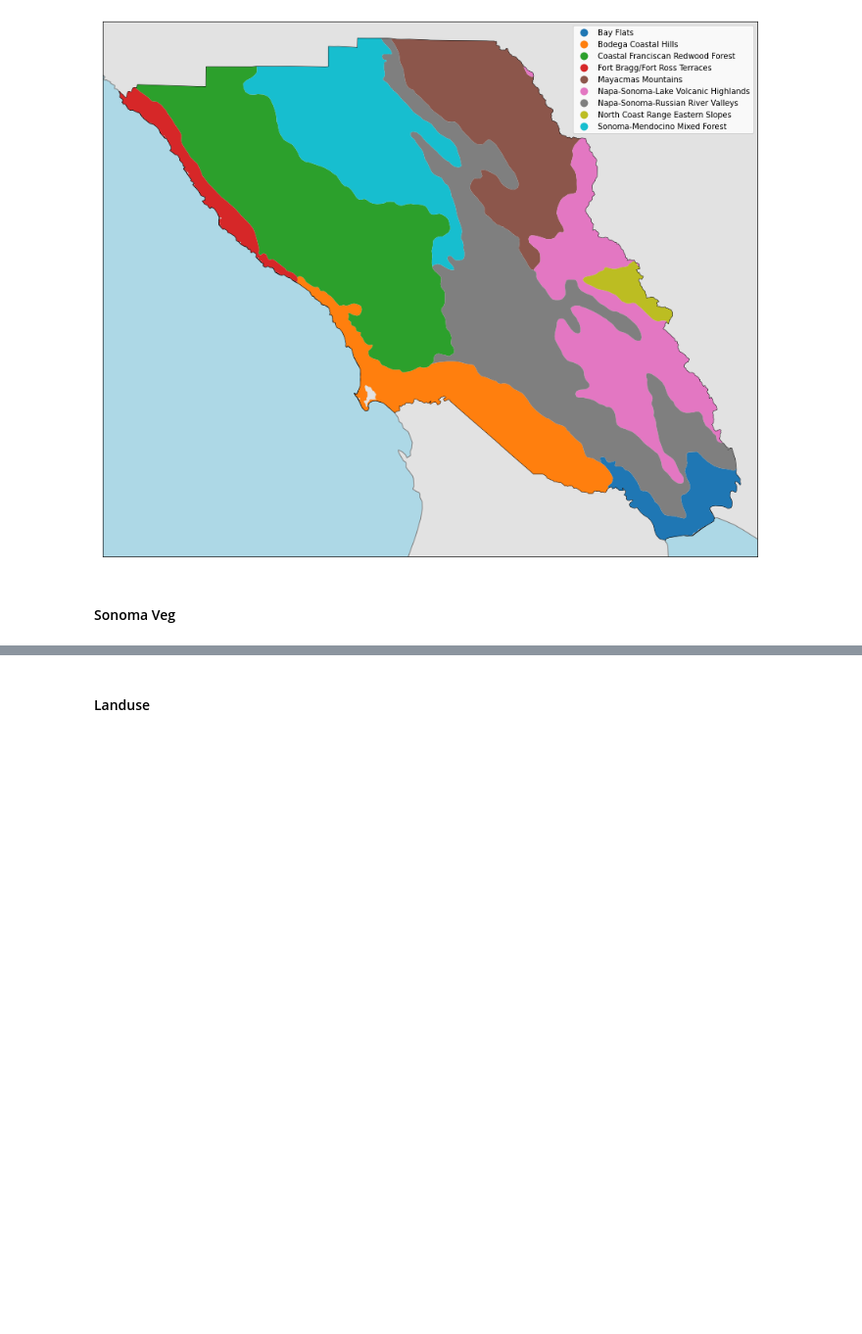
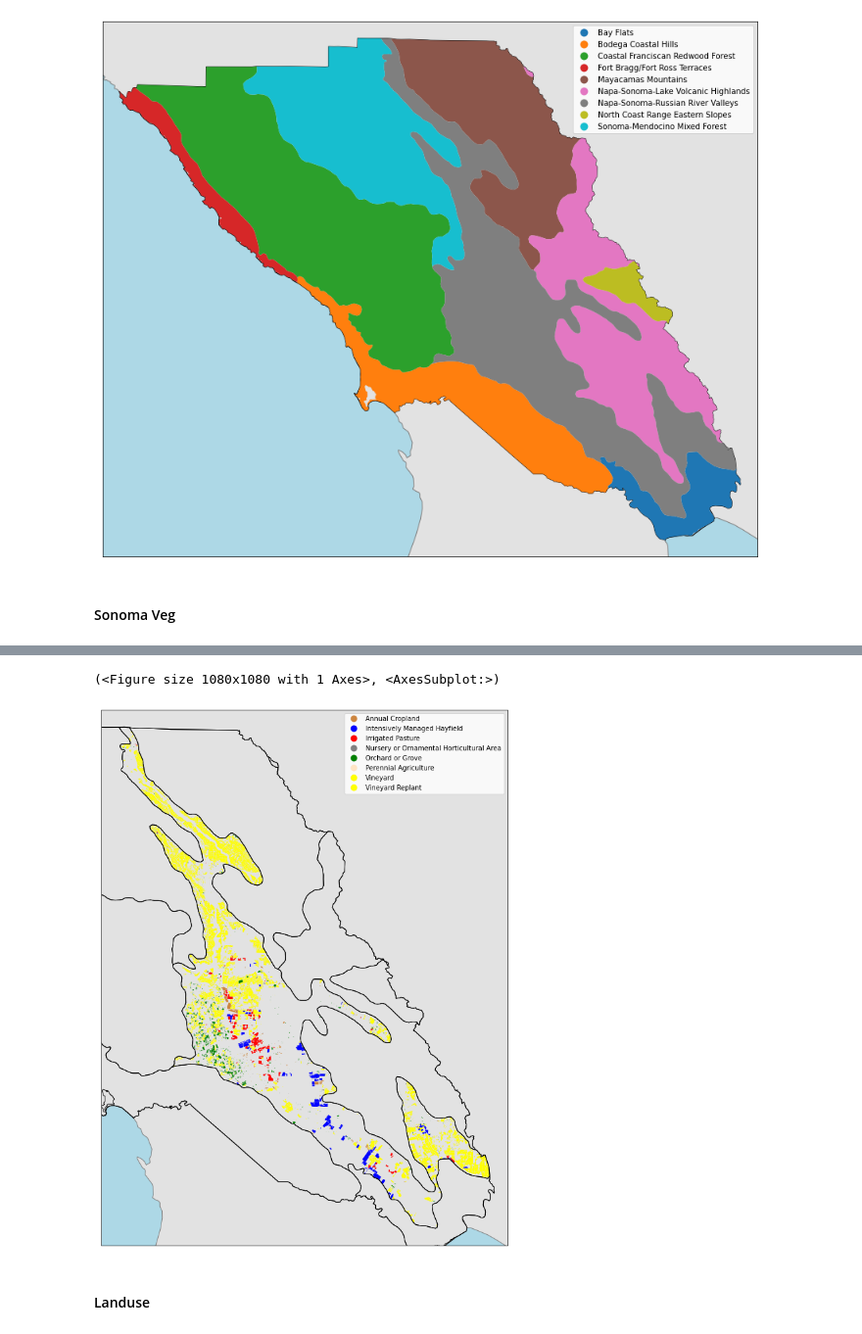
Before and after one commit to acmarley-erg/soco_resilience, a Jupyter notebook: py/zone_characteristic_viz.ipynb, the cells around one changed output, grey strips where cells are left out. Shown at 98% size. Cells and saved outputs as stored; diff of their text form; code cells hidden in the pictures; blank space fills up the shorter version.

```diff
--- a/py/zone_characteristic_viz.ipynb
+++ b/py/zone_characteristic_viz.ipynb
@@ -57,8 +61,8 @@ fig, ax = plt.subplots(figsize=(15,15))
 ca_state.plot(ax=ax, edgecolor = "grey", color = "#e2e2e2")
 soco_bound.plot(ax=ax, edgecolor = "black", color = "None")
 ecoregions_simp.plot(ax=ax, column = "l4_simple", legend = True)
-ax.set_xlim(xlim)
-ax.set_ylim(ylim)
+ax.set_xlim(xlim_soco)
+ax.set_ylim(ylim_soco)
 ax.set_xticks([])
 ax.set_yticks([])
 ax.set_facecolor('#add8e6')
@@ -127,3 +156,8 @@ for eco in tqdm(ecoregion_list):
+# %%
+map_ecoregion_char(ecoregions_simp, sonoma_veg_ag, "Napa-Sonoma-Russian River Valleys", veg_cmap, "LIFEFORM")
+# %% [output]
+(<Figure size 1080x1080 with 1 Axes>, <AxesSubplot:>)
+[figure, added]
 # %% [markdown]
 #### Landuse
 # %%
```
Also changed, not shown: parts of 8 cells of this notebook.
